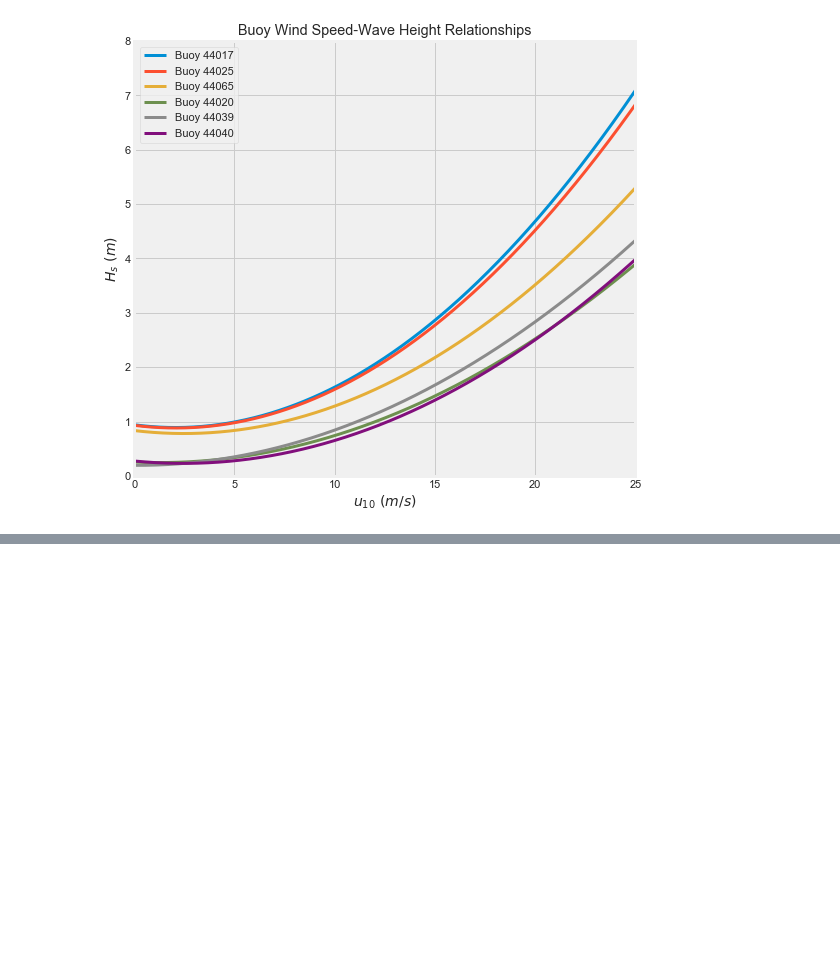
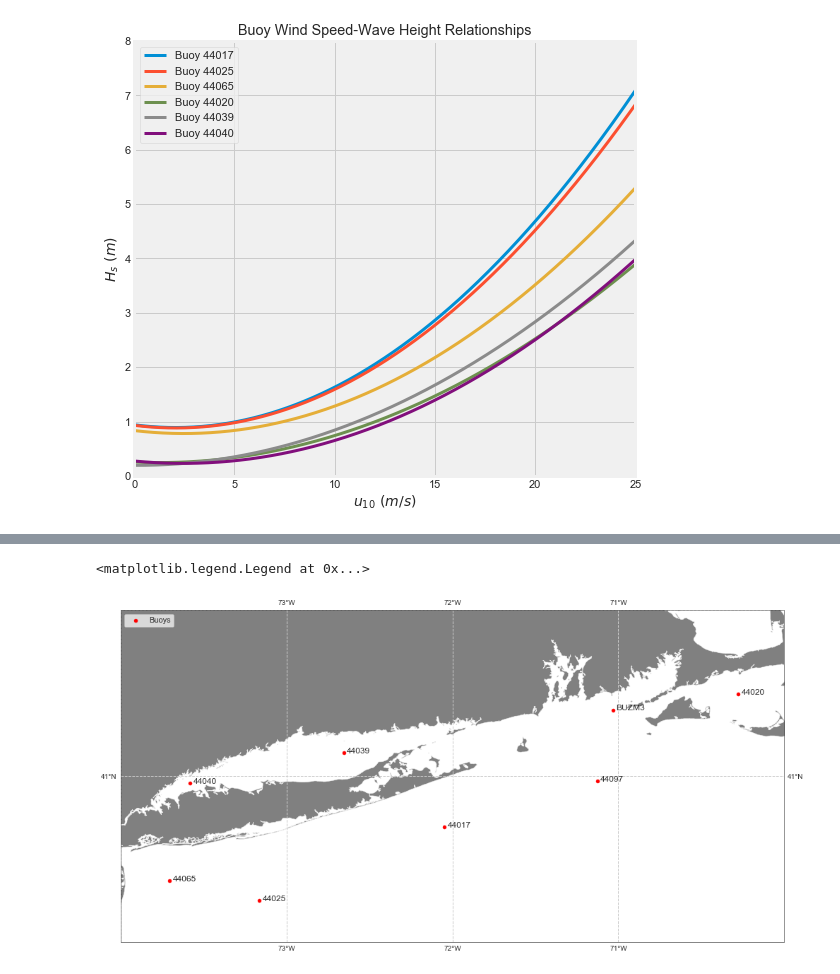
Before and after one commit to panmits86-zz/masters_thesis, a Jupyter notebook: code/wind_wave_relationships.ipynb, the cells around one changed output, grey strips where cells are left out. Cells and saved outputs as stored; diff of their text form; code cells hidden in the pictures; blank space fills up the shorter version.

```diff
--- a/code/wind_wave_relationships.ipynb
+++ b/code/wind_wave_relationships.ipynb
@@ -614,0 +617,13 @@ Text(0.5, 1.0, 'Buoy Wind Speed-Wave Height Relationships')
+# %%
+def make_map(projection=ccrs.LambertConformal()):
+    fig, ax = plt.subplots(figsize=(15, 20),
+                           subplot_kw=dict(projection=projection))
+    gl = ax.gridlines(draw_labels=True, linestyle='--')
+    gl.xlocator = mticker.FixedLocator([-74, -73, -72, -71, -70])
+    gl.ylocator = mticker.FixedLocator([40, 41, 42])
+    gl.xformatter = LONGITUDE_FORMATTER
+    gl.yformatter = LATITUDE_FORMATTER
+    return fig, ax
+# %%
+buoys = pd.read_excel('buoys.xlsx', header=0, index_col=None, usecols="C:E")
+for x,y,z in zip(buoys['Longitude'], buoys['Latitude'], buoys['Buoys']):print(x,y,z)
@@ -614,0 +639,21 @@ Text(0.5, 1.0, 'Buoy Wind Speed-Wave Height Relationships')
+# %%
+fig, ax = make_map(projection=ccrs.PlateCarree())
+ax.set_extent([-74, -70, 40, 42])
+
+# Add markers for the position of the buoys.
+plt.scatter(buoys['Longitude'], buoys['Latitude'], s=25, marker='o', color='red', label='Buoys',
+            transform=ccrs.Geodetic())
+
+for x,y,z in zip(buoys['Longitude'], buoys['Latitude'], buoys['Buoys']):
+    ax.text(x+0.02, y+0.01, z,
+                 verticalalignment='center', horizontalalignment='left', fontsize=12,
+                 transform=ccrs.Geodetic())
+
+shp = shapereader.Reader('C:/Users/panmits86/Desktop/Python/SNE_shapefile/GSHHS_f_L1_SNE.shp')
+for record, geometry in zip(shp.records(), shp.geometries()):
+    ax.add_geometries([geometry], ccrs.PlateCarree(), facecolor='gray')
+
+ax.legend(loc='upper left')
+# %% [output]
+<matplotlib.legend.Legend at 0x...>
+[figure, added]
```
Also changed, not shown: parts of 2 cells of this notebook.
